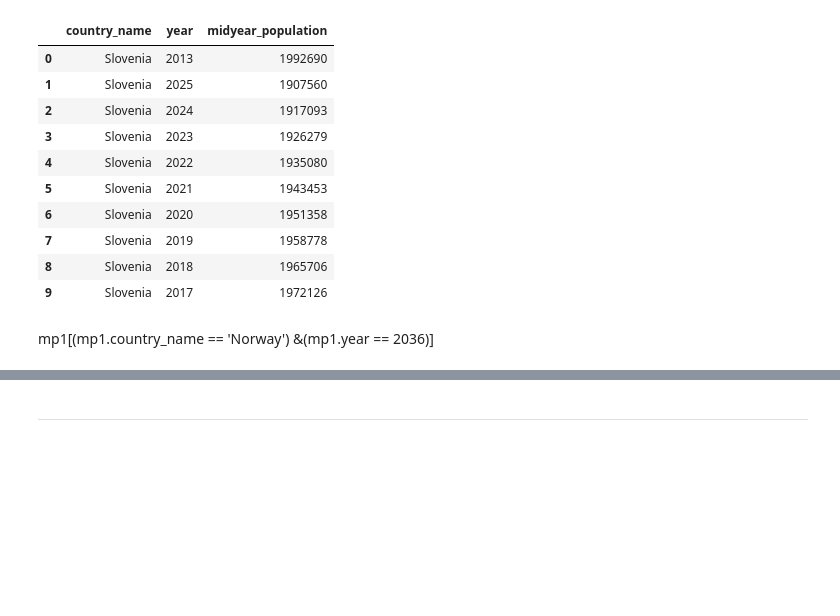
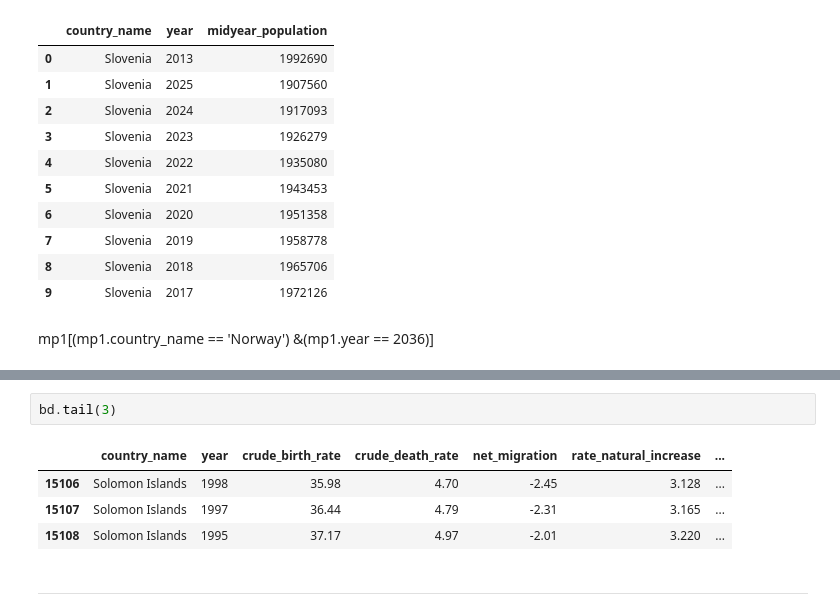
Before and after one commit to etclark3/indiv_project, a Jupyter notebook: notebook.ipynb, the cells around one changed output, grey strips where cells are left out. Cells and saved outputs as stored; diff of their text form; blank space fills up the shorter version.

```diff
--- a/notebook.ipynb
+++ b/notebook.ipynb
@@ -274,3 +318,10 @@ mp1[(mp1.country_name == 'Norway') &(mp1.year == 2036)]
+# %%
+bd.tail(3)
+# %% [output]
+|  | country_name | year | crude_birth_rate | crude_death_rate | net_migration | rate_natural_increase | ... |
+| 15106 | Solomon Islands | 1998 | 35.98 | 4.70 | -2.45 | 3.128 | ... |
+| 15107 | Solomon Islands | 1997 | 36.44 | 4.79 | -2.31 | 3.165 | ... |
+| 15108 | Solomon Islands | 1995 | 37.17 | 4.97 | -2.01 | 3.220 | ... |
 # %% [markdown]
 ---
 # %% [markdown]
```
Also changed, not shown: parts of 29 cells of this notebook.
